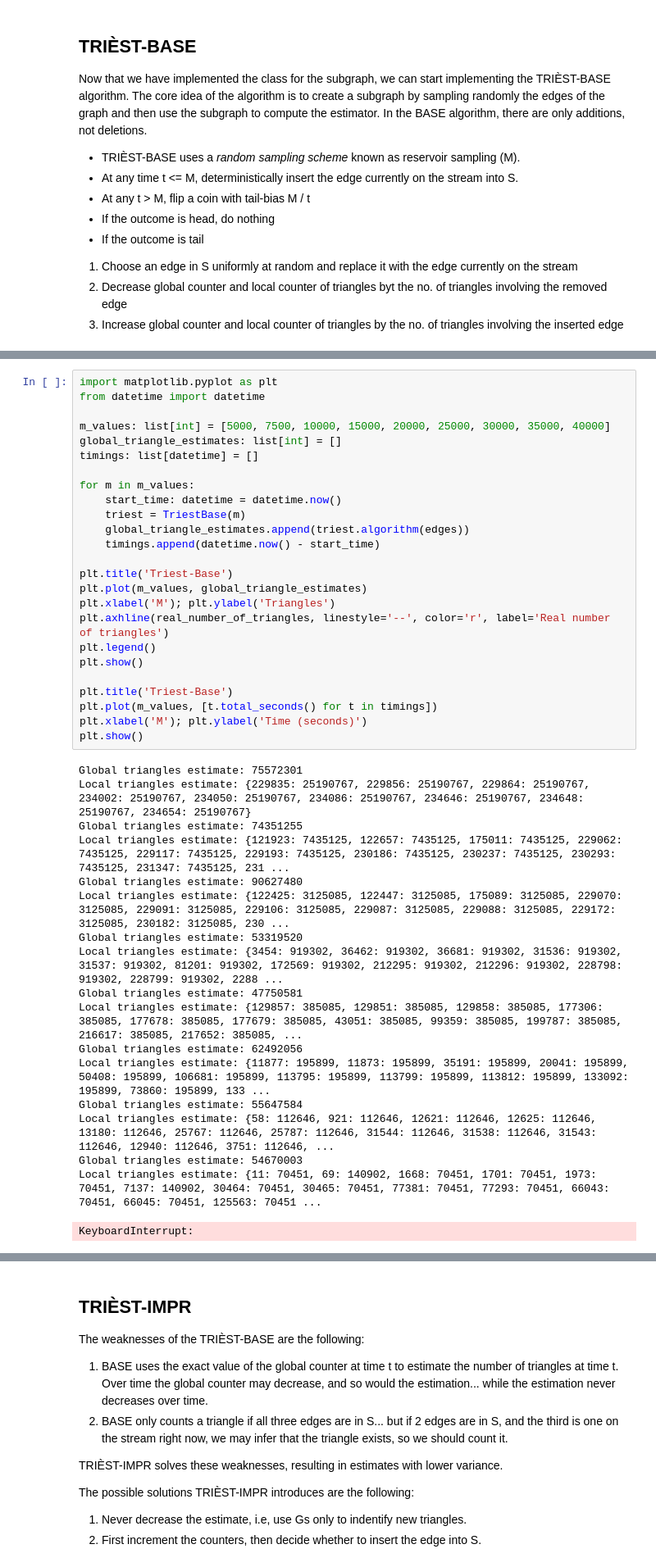
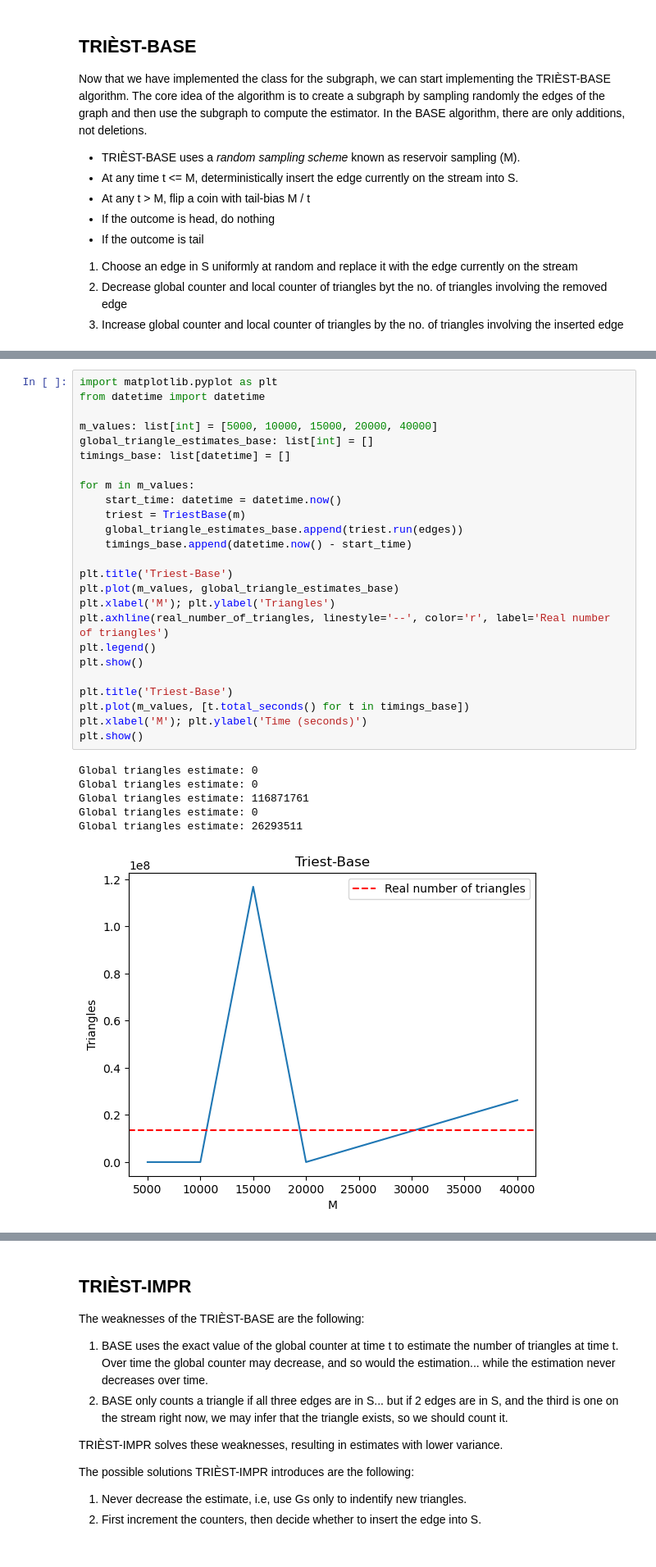
Before and after one commit to alinakhan5768/ID2222, a Jupyter notebook: hw3/homework3.ipynb, the cells around one changed output, grey strips where cells are left out. Shown at 82% size. Saved outputs shown, nothing was run; the diff lists cells and outputs as text.

```diff
--- a/hw3/homework3.ipynb
+++ b/hw3/homework3.ipynb
@@ -166,43 +166,32 @@ class TriestBase:
 # %%
 import matplotlib.pyplot as plt
 from datetime import datetime
 
-m_values: list[int] = [5000, 7500, 10000, 15000, 20000, 25000, 30000, 35000, 40000]
-global_triangle_estimates: list[int] = []
-timings: list[datetime] = []
+m_values: list[int] = [5000, 10000, 15000, 20000, 40000]
+global_triangle_estimates_base: list[int] = []
+timings_base: list[datetime] = []
 
 for m in m_values:
     start_time: datetime = datetime.now()
     triest = TriestBase(m)
-    global_triangle_estimates.append(triest.algorithm(edges))
-    timings.append(datetime.now() - start_time)
+    global_triangle_estimates_base.append(triest.run(edges))
+    timings_base.append(datetime.now() - start_time)
 
 plt.title('Triest-Base')
-plt.plot(m_values, global_triangle_estimates)
+plt.plot(m_values, global_triangle_estimates_base)
 plt.xlabel('M'); plt.ylabel('Triangles')
 plt.axhline(real_number_of_triangles, linestyle='--', color='r', label='Real number of triangles')
 plt.legend()
 plt.show()
 
 plt.title('Triest-Base')
-plt.plot(m_values, [t.total_seconds() for t in timings])
+plt.plot(m_values, [t.total_seconds() for t in timings_base])
 plt.xlabel('M'); plt.ylabel('Time (seconds)')
 plt.show()
 # %% [output]
-Global triangles estimate: 75572301
-Local triangles estimate: {229835: 25190767, 229856: 25190767, 229864: 25190767, 234002: 25190767, 234050: 25190767, 234086: 25190767, 234646: 25190767, 234648: 25190767, 234654: 25190767}
-Global triangles estimate: 74351255
-Local triangles estimate: {121923: 7435125, 122657: 7435125, 175011: 7435125, 229062: 7435125, 229117: 7435125, 229193: 7435125, 230186: 7435125, 230237: 7435125, 230293: 7435125, 231347: 7435125, 231 ...
-Global triangles estimate: 90627480
-Local triangles estimate: {122425: 3125085, 122447: 3125085, 175089: 3125085, 229070: 3125085, 229091: 3125085, 229106: 3125085, 229087: 3125085, 229088: 3125085, 229172: 3125085, 230182: 3125085, 230 ...
-Global triangles estimate: 53319520
-Local triangles estimate: {3454: 919302, 36462: 919302, 36681: 919302, 31536: 919302, 31537: 919302, 81201: 919302, 172569: 919302, 212295: 919302, 212296: 919302, 228798: 919302, 228799: 919302, 2288 ...
-Global triangles estimate: 47750581
-Local triangles estimate: {129857: 385085, 129851: 385085, 129858: 385085, 177306: 385085, 177678: 385085, 177679: 385085, 43051: 385085, 99359: 385085, 199787: 385085, 216617: 385085, 217652: 385085, ...
-Global triangles estimate: 62492056
-Local triangles estimate: {11877: 195899, 11873: 195899, 35191: 195899, 20041: 195899, 50408: 195899, 106681: 195899, 113795: 195899, 113799: 195899, 113812: 195899, 133092: 195899, 73860: 195899, 133 ...
-Global triangles estimate: 55647584
-Local triangles estimate: {58: 112646, 921: 112646, 12621: 112646, 12625: 112646, 13180: 112646, 25767: 112646, 25787: 112646, 31544: 112646, 31538: 112646, 31543: 112646, 12940: 112646, 3751: 112646, ...
-Global triangles estimate: 54670003
-Local triangles estimate: {11: 70451, 69: 140902, 1668: 70451, 1701: 70451, 1973: 70451, 7137: 140902, 30464: 70451, 30465: 70451, 77381: 70451, 77293: 70451, 66043: 70451, 66045: 70451, 125563: 70451 ...
+Global triangles estimate: 0
+Global triangles estimate: 0
+Global triangles estimate: 116871761
+Global triangles estimate: 0
+Global triangles estimate: 26293511
-KeyboardInterrupt:
+[figure, added]
```
Also changed, not shown: parts of 6 cells of this notebook, 2 other files.
